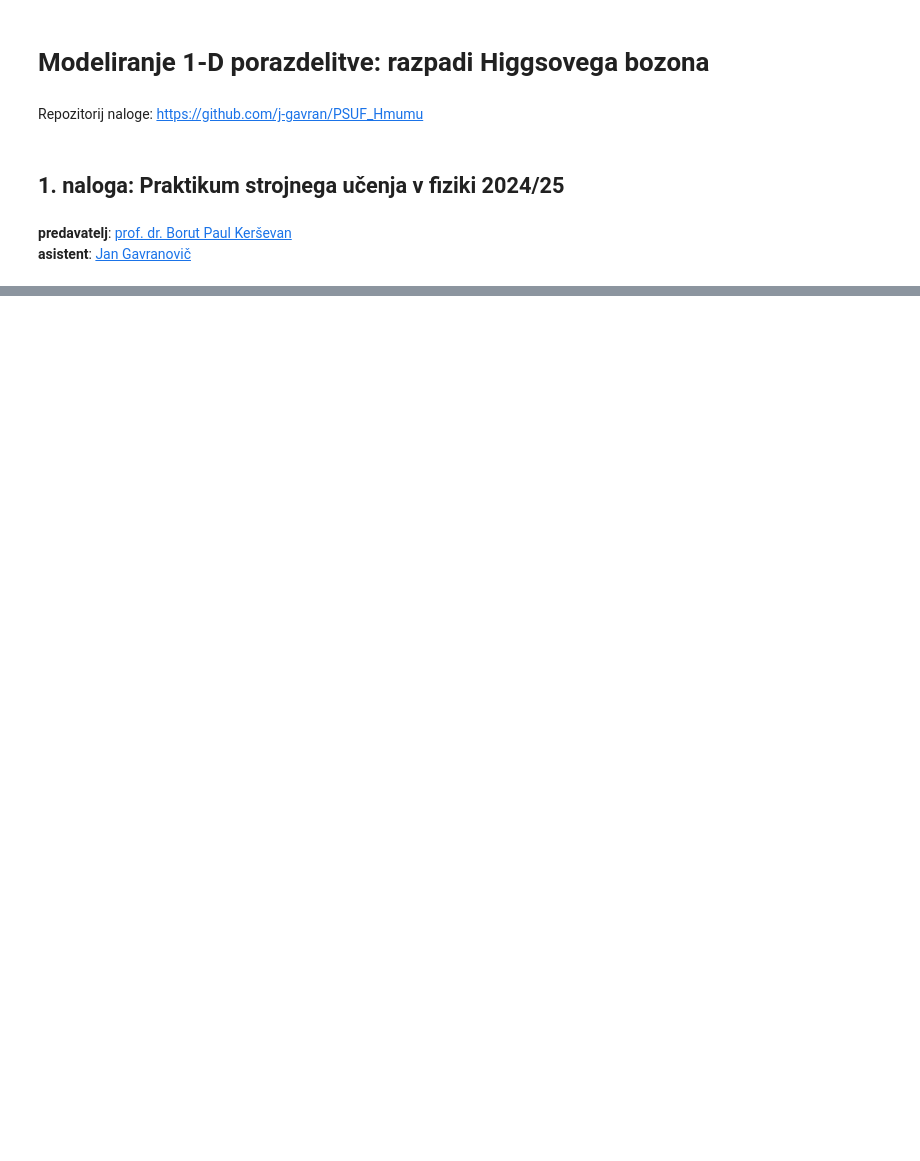
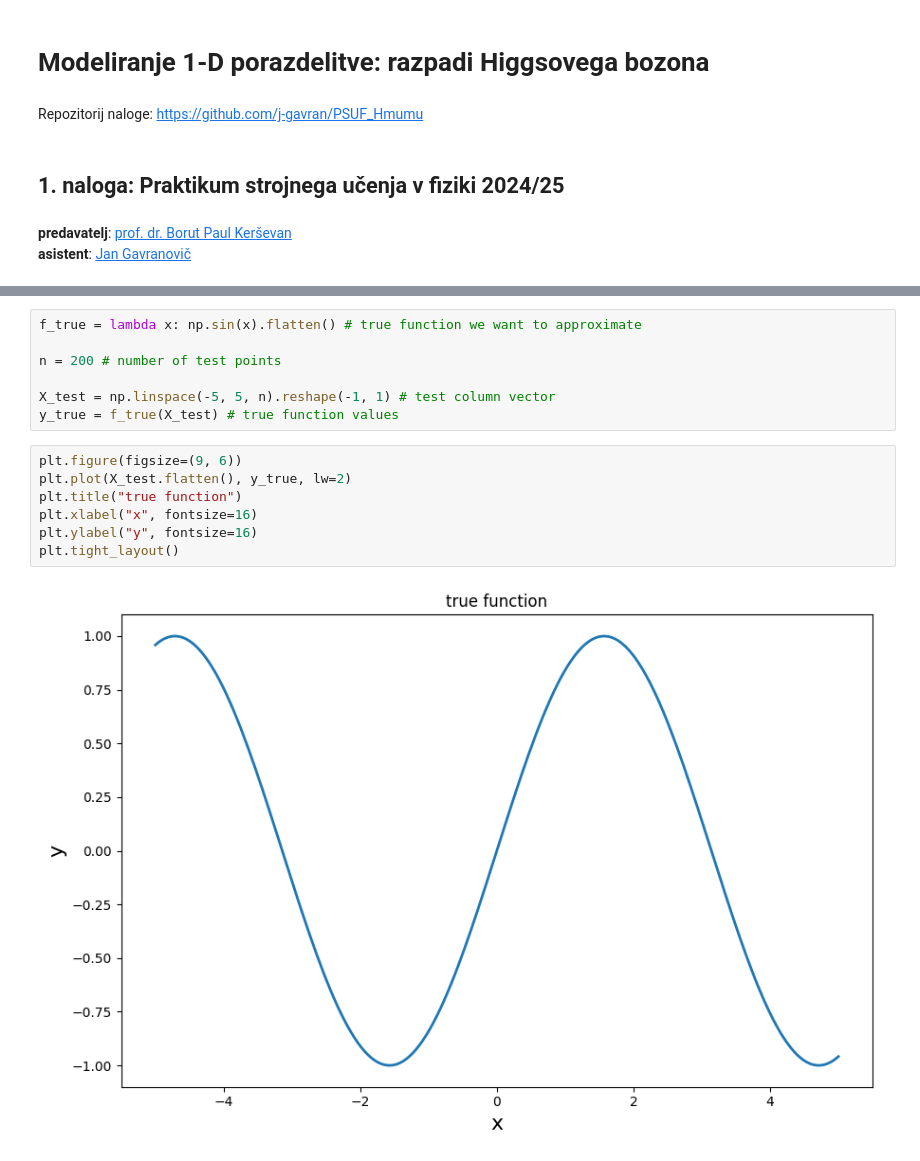
Before and after one commit to j-gavran/PSUF_Hmumu, a Jupyter notebook: vaje/vaje2.ipynb, the cells around one changed output, grey strips where cells are left out. Drawn from its saved outputs; the diff is of its cells as text; blank space fills up the shorter version.

```diff
--- a/vaje/vaje2.ipynb
+++ b/vaje/vaje2.ipynb
@@ -145,0 +255,16 @@ plt.tight_layout()
+# %%
+f_true = lambda x: np.sin(x).flatten() # true function we want to approximate
+
+n = 200 # number of test points
+
+X_test = np.linspace(-5, 5, n).reshape(-1, 1) # test column vector
+y_true = f_true(X_test) # true function values
+# %%
+plt.figure(figsize=(9, 6))
+plt.plot(X_test.flatten(), y_true, lw=2)
+plt.title("true function")
+plt.xlabel("x", fontsize=16)
+plt.ylabel("y", fontsize=16)
+plt.tight_layout()
+# %% [output]
+[figure, added]
```
Also changed, not shown: parts of 43 cells of this notebook, 3 other files.
